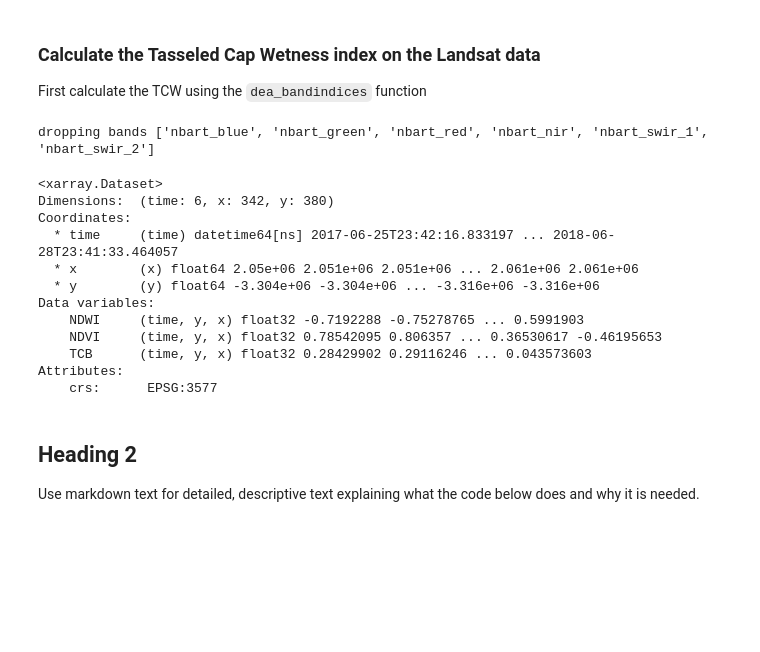
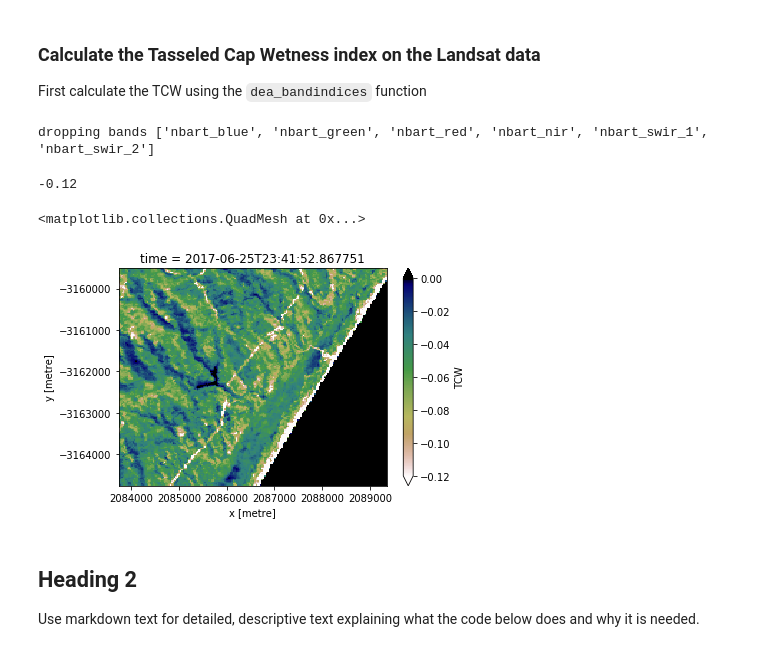
Before and after one commit to whatnick/dea-notebooks, a Jupyter notebook: Frequently_used_code/Tasseled_cap_index.ipynb, the cells around one changed output. Saved outputs shown, nothing was run; the diff lists cells and outputs as text; code cells hidden in the pictures; blank space fills up the shorter version.

```diff
--- a/Frequently_used_code/Tasseled_cap_index.ipynb
+++ b/Frequently_used_code/Tasseled_cap_index.ipynb
@@ -127,26 +128,23 @@ First calculate the TCW using the `dea_bandindices` function
 # %%
 # Calculate the TCW specifying that we're using collection 3 data.
 # Note that the calculate_indices function normalises as default behaviour
-#tcw = dea_bandindices.calculate_indices(ds, collection='ga_ls_3',index='TCW',drop=True)
+TCW=dea_bandindices.calculate_indices(ds,
+                                      collection='ga_ls_3',
+                                      index=['TCW'],
+                                      drop=True)
+# %% [output]
+dropping bands ['nbart_blue', 'nbart_green', 'nbart_red', 'nbart_nir', 'nbart_swir_1', 'nbart_swir_2']
-# %%
-tci =dea_bandindices.calculate_indices(ds,collection='ga_ls_3',index=['NDWI','NDVI','TCB'],drop=True,deep_copy=False)
-# %% [output]
-dropping bands ['nbart_blue', 'nbart_green', 'nbart_red', 'nbart_nir', 'nbart_swir_1', 'nbart_swir_2']
-# %%
-tci
-# %% [output]
-<xarray.Dataset>
-Dimensions:  (time: 6, x: 342, y: 380)
-Coordinates:
-  * time     (time) datetime64[ns] 2017-06-25T23:42:16.833197 ... 2018-06-28T23:41:33.464057
-  * x        (x) float64 2.05e+06 2.051e+06 2.051e+06 ... 2.061e+06 2.061e+06
-  * y        (y) float64 -3.304e+06 -3.304e+06 ... -3.316e+06 -3.316e+06
-Data variables:
-    NDWI     (time, y, x) float32 -0.7192288 -0.75278765 ... 0.5991903
-    NDVI     (time, y, x) float32 0.78542095 0.806357 ... 0.36530617 -0.46195653
-    TCB      (time, y, x) float32 0.28429902 0.29116246 ... 0.043573603
-Attributes:
-    crs:      EPSG:3577
+# %%
+-1200/10000
+# %% [output]
+-0.12
+# %%
+# plt.clf()
+TCW.TCW.isel(time=0).plot(cmap='gist_earth_r', vmin=-0.1200, vmax=0)#note -4000 is very low
+# plt.show()
+# %% [output]
+<matplotlib.collections.QuadMesh at 0x...>
+[figure, added]
 # %% [markdown]
 ## Heading 2
 Use markdown text for detailed, descriptive text explaining what the code below does and why it is needed.
```
Also changed, not shown: parts of 2 cells of this notebook, 2 other files.
